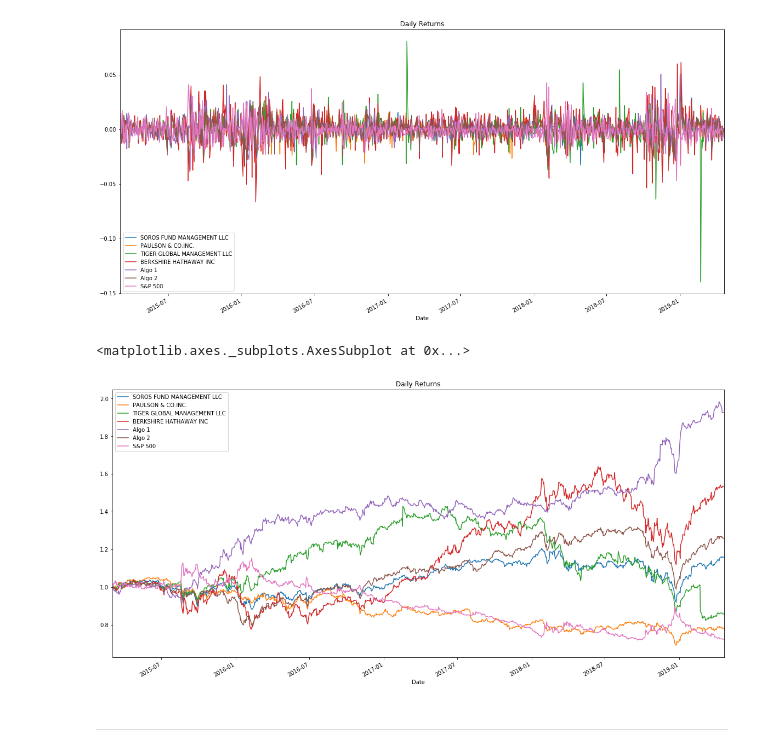
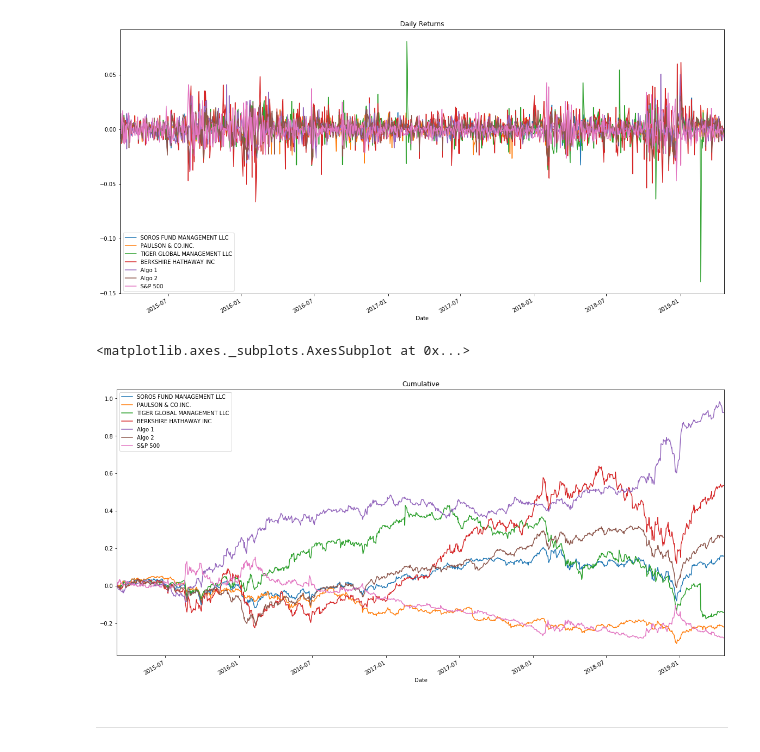
Before and after one commit to Liana621/pandas_homework-, a Jupyter notebook: whale_analysis.ipynb, the cells around one changed output. Saved outputs shown, nothing was run; the diff lists cells and outputs as text; code cells hidden in the pictures.

```diff
--- a/whale_analysis.ipynb
+++ b/whale_analysis.ipynb
@@ -263,14 +263,14 @@ combined_df.plot(figsize=(20,10), title= "Daily Returns")
 # %%
 # Plot cumulative returns
 # YOUR CODE HERE
 #weights = [0.25, 0.25, 0.25, 0.25]
 #portfolio_returns = daily_returns.dot(weights)
 #portfolio_returns.head()
-cumulative_returns = (1 + combined_df).cumprod()
-cumulative_returns.plot(figsize=(20,10), title= "Daily Returns")
+cumulative_returns = (1 + combined_df).cumprod()-1
+cumulative_returns.plot(figsize=(20,10), title= "Cumulative")
 # %% [output]
 <matplotlib.axes._subplots.AxesSubplot at 0x...>
-[figure, old version]
+[figure, new version]
 # %% [markdown]
 ---
 # %% [markdown]
```
Also changed, not shown: parts of 6 cells of this notebook.
